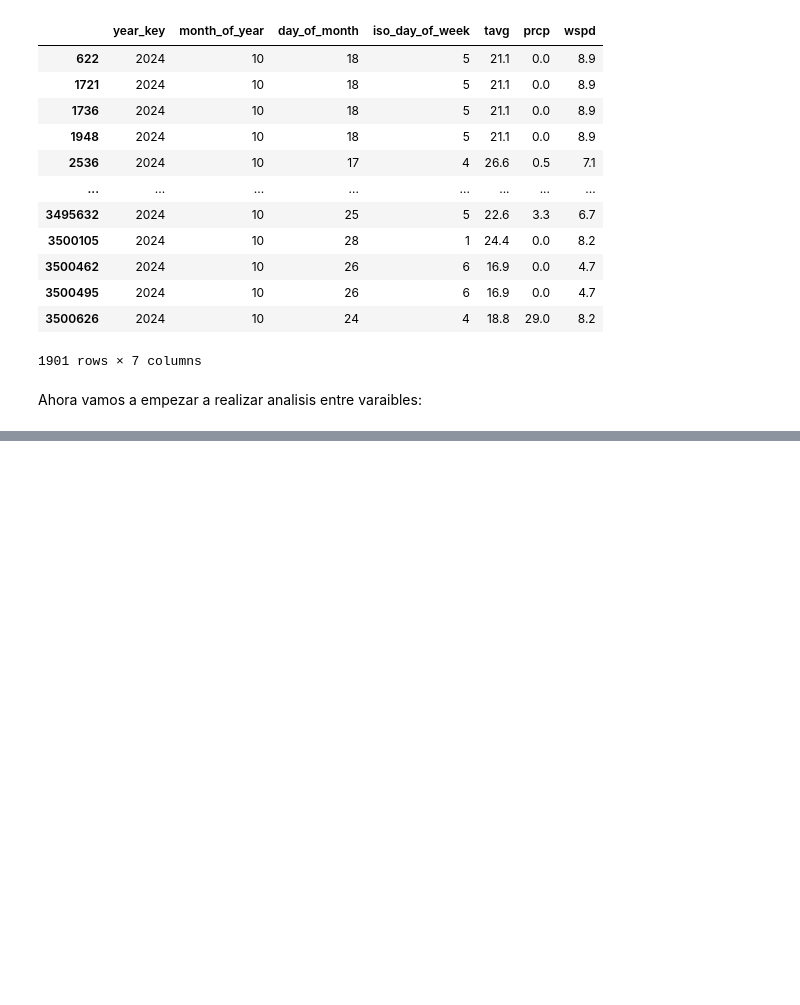
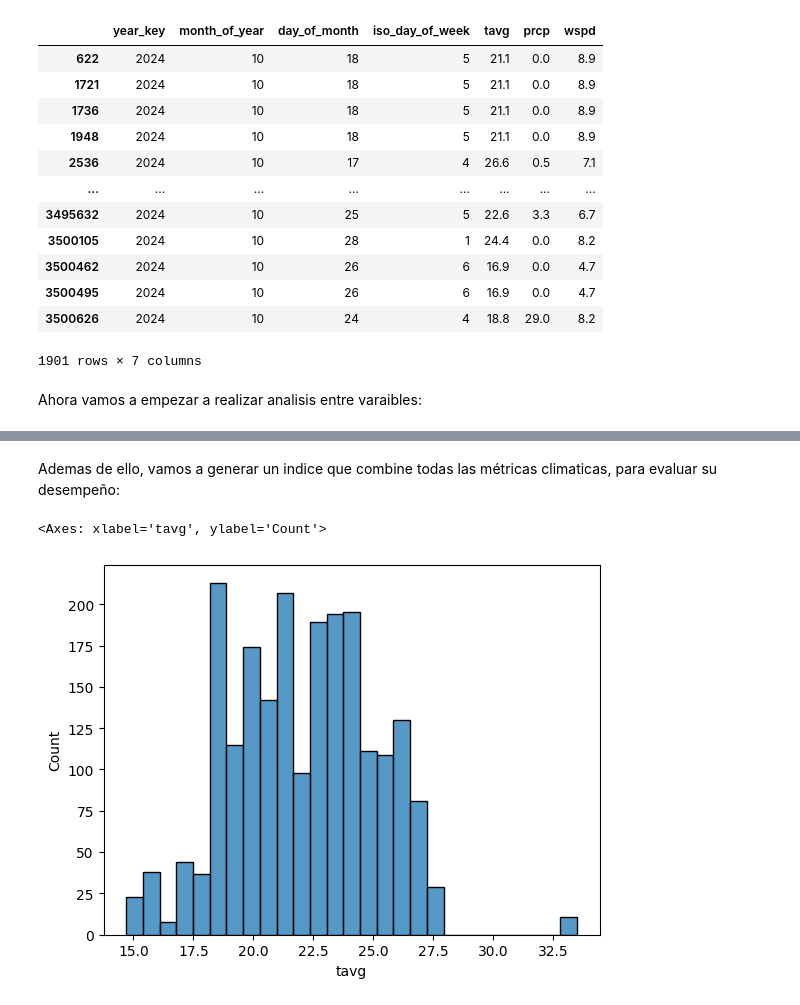
Before and after one commit to RodriMesa/proyectos_maestria, a Jupyter notebook: AnalisisDeDatos/TP2/TP2_ejercicios.ipynb, the cells around one changed output, grey strips where cells are left out. Saved outputs shown, nothing was run; the diff lists cells and outputs as text; code cells hidden in the pictures; blank space fills up the shorter version.

Commit message:
Se cargan cambios y dataset resumido

```diff
--- a/AnalisisDeDatos/TP2/TP2_ejercicios.ipynb
+++ b/AnalisisDeDatos/TP2/TP2_ejercicios.ipynb
@@ -149,27 +181,0 @@ ValueError: 'datetime64[s]' is too specific of a frequency, try passing 'datetim
-# %%
-from string import ascii_letters
-import numpy as np
-import pandas as pd
-import seaborn as sns
-import matplotlib.pyplot as plt
-
-sns.set_theme(style="white")
-
-# Generate a large random dataset
-rs = np.random.RandomState(33)
-
-# Compute the correlation matrix
-corr = X.corr()
-
-# Generate a mask for the upper triangle
-mask = np.triu(np.ones_like(corr, dtype=bool))
-
-# Set up the matplotlib figure
-f, ax = plt.subplots(figsize=(11, 9))
-
-# Generate a custom diverging colormap
-cmap = sns.diverging_palette(230, 20, as_cmap=True)
-
-# Draw the heatmap with the mask and correct aspect ratio
-sns.heatmap(corr, mask=mask, cmap=cmap, vmax=.3, center=0,
-            square=True, linewidths=.5, cbar_kws={"shrink": .5})
@@ -178,0 +207,2 @@ sns.heatmap(corr, mask=mask, cmap=cmap, vmax=.3, center=0,
+# %%
+df = df[["month_of_year", "day_of_month" , "iso_day_of_week", "estacion_destino","hora", "tavg", "prcp", "wspd"]]
@@ -178,0 +225,7 @@ sns.heatmap(corr, mask=mask, cmap=cmap, vmax=.3, center=0,
+# %% [markdown]
+Ademas de ello, vamos a generar un indice que combine todas las métricas climaticas, para evaluar su desempeño:
+# %%
+sns.histplot(df, x="tavg")
+# %% [output]
+<Axes: xlabel='tavg', ylabel='Count'>
+[figure, added]
```
Also changed, not shown: parts of 33 cells of this notebook, 2 other files.
